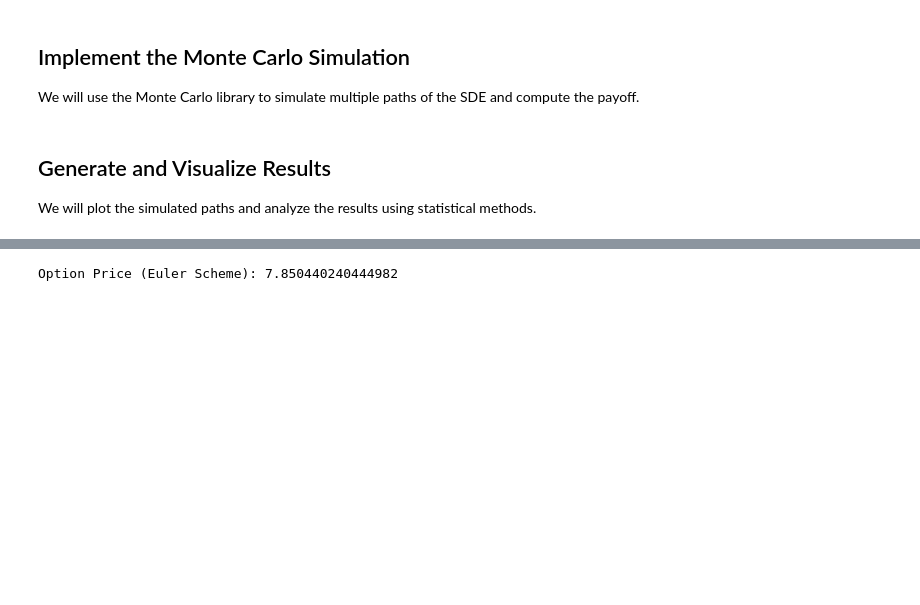
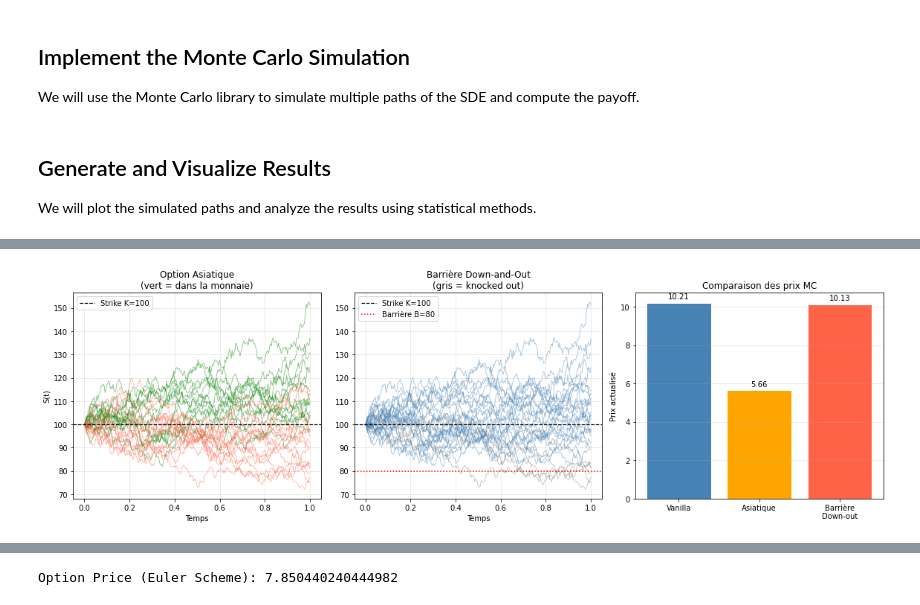
Before and after one commit to Mohamed-Abdellahi/numerical_finance, a Jupyter notebook: notebooks/test_monte_carlo.ipynb, the cells around one changed output, grey strips where cells are left out. Drawn from its saved outputs; the diff is of its cells as text; code cells hidden in the pictures; blank space fills up the shorter version.

```diff
--- a/notebooks/test_monte_carlo.ipynb
+++ b/notebooks/test_monte_carlo.ipynb
@@ -44,0 +99,84 @@ We will plot the simulated paths and analyze the results using statistical metho
+# %%
+# --- Visualisation de payoffs path-dépendants ---
+
+T        = 1.0
+nb_steps = 252
+K        = 100    # strike
+B        = 80     # barrière down-and-out
+r        = 0.05
+time_grid = np.linspace(0, T, nb_steps + 1)
+
+# Simuler les trajectoires
+uniform_pd = LinearCongruential(seed=99)
+normal_pd  = NormalBoxMuller(mu=0, sigma=1, uniform=uniform_pd)
+proc_pd    = BSEuler1D(generator=normal_pd, spot=100, rate=r, vol=0.2)
+
+engine_pd = MCEngine()
+paths = engine_pd.simulate_paths(proc_pd, nb_paths=5000, T=T, nb_steps=nb_steps)
+# paths[i][0] = List[float] — chemin complet S(t₀), ..., S(T)
+
+# --- Calcul des payoffs ---
+discount = np.exp(-r * T)
+vanilla_payoffs  = []
+asian_payoffs    = []
+barrier_payoffs  = []
+
+for i in range(len(paths)):
+    traj   = paths[i][0]
+    s_T    = traj[-1]
+    s_mean = sum(traj) / len(traj)
+    s_min  = min(traj)
+
+    vanilla_payoffs.append(max(s_T - K, 0))
+    asian_payoffs.append(max(s_mean - K, 0))
+    barrier_payoffs.append(0.0 if s_min <= B else max(s_T - K, 0))
+
+fig, axes = plt.subplots(1, 3, figsize=(16, 5))
+
+# --- Plot 1 : trajectoires Asiatique (vert = dans la monnaie) ---
+for i in range(30):
+    traj  = paths[i][0]
+    color = 'green' if asian_payoffs[i] > 0 else 'tomato'
+    axes[0].plot(time_grid, traj, alpha=0.5, linewidth=0.8, color=color)
+axes[0].axhline(K, color='k', linestyle='--', linewidth=1.2, label=f'Strike K={K}')
+axes[0].set_title("Option Asiatique\n(vert = dans la monnaie)")
+axes[0].set_xlabel("Temps")
+axes[0].set_ylabel("S(t)")
+axes[0].legend()
+axes[0].grid(alpha=0.3)
+
+# --- Plot 2 : trajectoires Barrière (gris = knocked out) ---
+for i in range(30):
+    traj        = paths[i][0]
+    knocked_out = min(traj) <= B
+    color       = 'grey' if knocked_out else 'steelblue'
+    axes[1].plot(time_grid, traj, alpha=0.5, linewidth=0.8, color=color)
+axes[1].axhline(K, color='k',   linestyle='--', linewidth=1.2, label=f'Strike K={K}')
+axes[1].axhline(B, color='red', linestyle=':',  linewidth=1.5, label=f'Barrière B={B}')
+axes[1].set_title("Barrière Down-and-Out\n(gris = knocked out)")
+axes[1].set_xlabel("Temps")
+axes[1].legend()
+axes[1].grid(alpha=0.3)
+
+# --- Plot 3 : comparaison des prix ---
+labels = ['Vanilla', 'Asiatique', 'Barrière\nDown-out']
+prices = [
+    discount * np.mean(vanilla_payoffs),
+    discount * np.mean(asian_payoffs),
+    discount * np.mean(barrier_payoffs),
+]
+bars = axes[2].bar(labels, prices, color=['steelblue', 'orange', 'tomato'], edgecolor='white')
+for bar, val in zip(bars, prices):
+    axes[2].text(bar.get_x() + bar.get_width() / 2, val + 0.2, f"{val:.2f}", ha='center', fontsize=10)
+axes[2].set_title("Comparaison des prix MC")
+axes[2].set_ylabel("Prix actualisé")
+axes[2].grid(alpha=0.3, axis='y')
+
+plt.tight_layout()
+plt.show()
+
+print(f"Prix Vanilla   : {prices[0]:.4f}")
+print(f"Prix Asiatique : {prices[1]:.4f}")
+print(f"Prix Barrière  : {prices[2]:.4f}")
+# %% [output]
+[figure, added]
```
Also changed, not shown: parts of 2 cells of this notebook, 1 other file.
